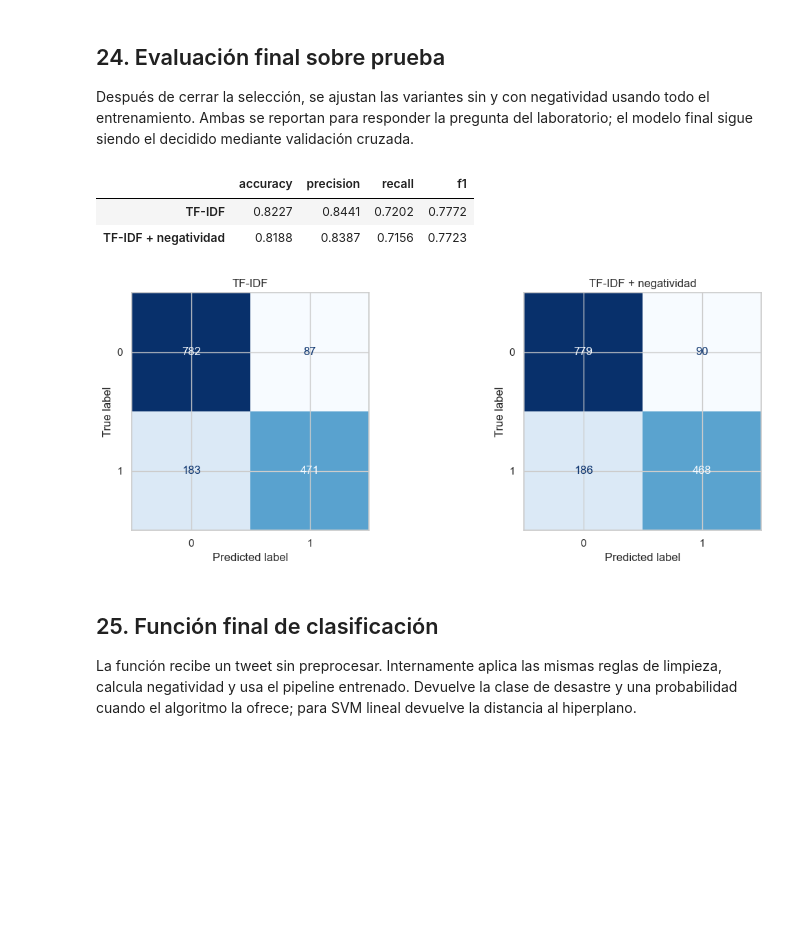
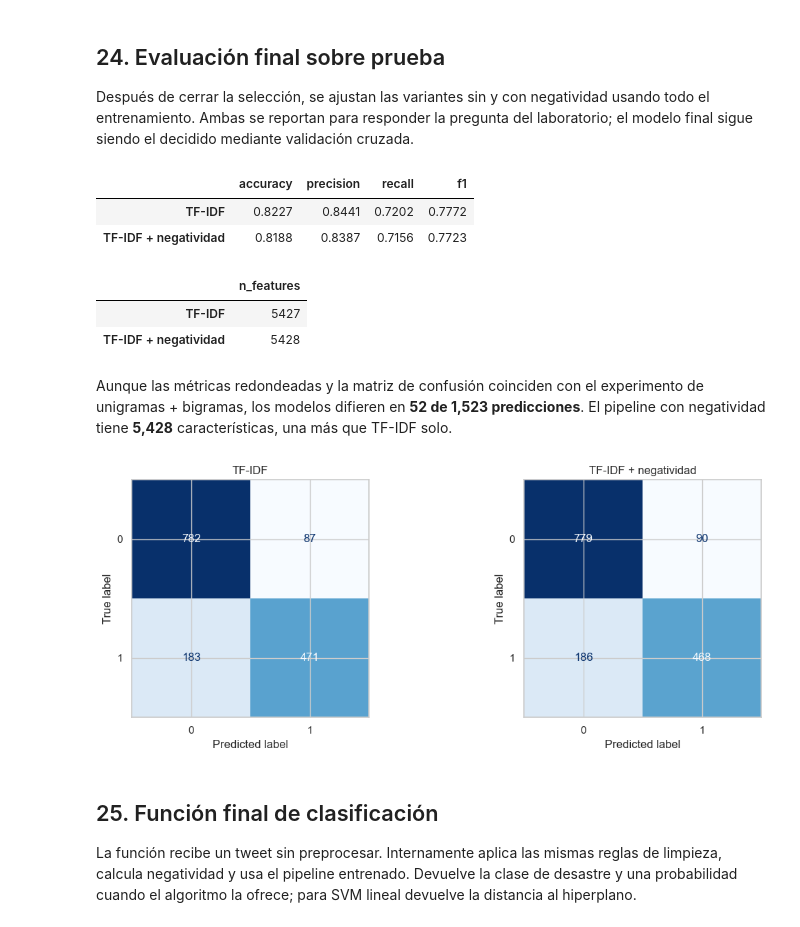
Before and after one commit to nadissa1508/CC3084-Lab5, a Jupyter notebook: notebooks/01_exploracion_clasificacion_tweets.ipynb, the cells around one changed output. Drawn from its saved outputs; the diff is of its cells as text; code cells hidden in the pictures; blank space fills up the shorter version.

```diff
--- a/notebooks/01_exploracion_clasificacion_tweets.ipynb
+++ b/notebooks/01_exploracion_clasificacion_tweets.ipynb
@@ -1039,33 +1012,67 @@ for include_negativity in (False, True):
     final_test_results[include_negativity] = evaluate_model(
         variant, x_test_final, y_test_final
     )
 
+feature_counts = {
+    ("TF-IDF + negatividad" if include else "TF-IDF"): model.named_steps[
+        "features"
+    ].transform(x_train_final.iloc[:1]).shape[1]
+    for include, model in final_variants.items()
+}
+bigram_predictions = evaluations[
+    "TF-IDF unigramas + bigramas"
+]["predictions"]
+negativity_predictions = final_test_results[True]["predictions"]
+prediction_differences = int(
+    np.count_nonzero(negativity_predictions != bigram_predictions)
+)
+assert prediction_differences > 0, (
+    "Las predicciones con negatividad no deberían ser idénticas a las de bigramas."
+)
+
 test_metrics = pd.DataFrame({
     ("TF-IDF + negatividad" if include else "TF-IDF"): {
         metric: result[metric]
         for metric in ["accuracy", "precision", "recall", "f1"]
     }
     for include, result in final_test_results.items()
 }).T
 display(test_metrics.style.format("{:.4f}"))
+display(pd.Series(feature_counts, name="n_features").to_frame())
+display(Markdown(f'''
+Aunque las métricas redondeadas y la matriz de confusión coinciden con el
+experimento de unigramas + bigramas, los modelos difieren en
+**{prediction_differences} de {len(y_test_final):,} predicciones**. El pipeline
+con negatividad tiene **{feature_counts['TF-IDF + negatividad']:,}**
+características, una más que TF-IDF solo.
+'''))
 
 final_model = final_variants[use_negativity_final]
 final_evaluation = final_test_results[use_negativity_final]
 
 fig, axes = plt.subplots(1, 2, figsize=(12, 4.5))
 for ax, include in zip(axes, (False, True)):
     title = "TF-IDF + negatividad" if include else "TF-IDF"
     ConfusionMatrixDisplay(
         final_test_results[include]["confusion_matrix"],
         display_labels=[0, 1],
     ).plot(ax=ax, cmap="Blues", colorbar=False)
     ax.set_title(title)
 plt.tight_layout()
 plt.show()
 # %% [output]
 |  | accuracy | precision | recall | f1 |
 | TF-IDF | 0.8227 | 0.8441 | 0.7202 | 0.7772 |
 | TF-IDF + negatividad | 0.8188 | 0.8387 | 0.7156 | 0.7723 |
+|  | n_features |
+| TF-IDF | 5427 |
+| TF-IDF + negatividad | 5428 |
+
+Aunque las métricas redondeadas y la matriz de confusión coinciden con el
+experimento de unigramas + bigramas, los modelos difieren en
+**52 de 1,523 predicciones**. El pipeline
+con negatividad tiene **5,428**
+características, una más que TF-IDF solo.
 [figure]
 # %% [markdown]
 ## 25. Función final de clasificación
```
Also changed, not shown: parts of 7 cells of this notebook.
